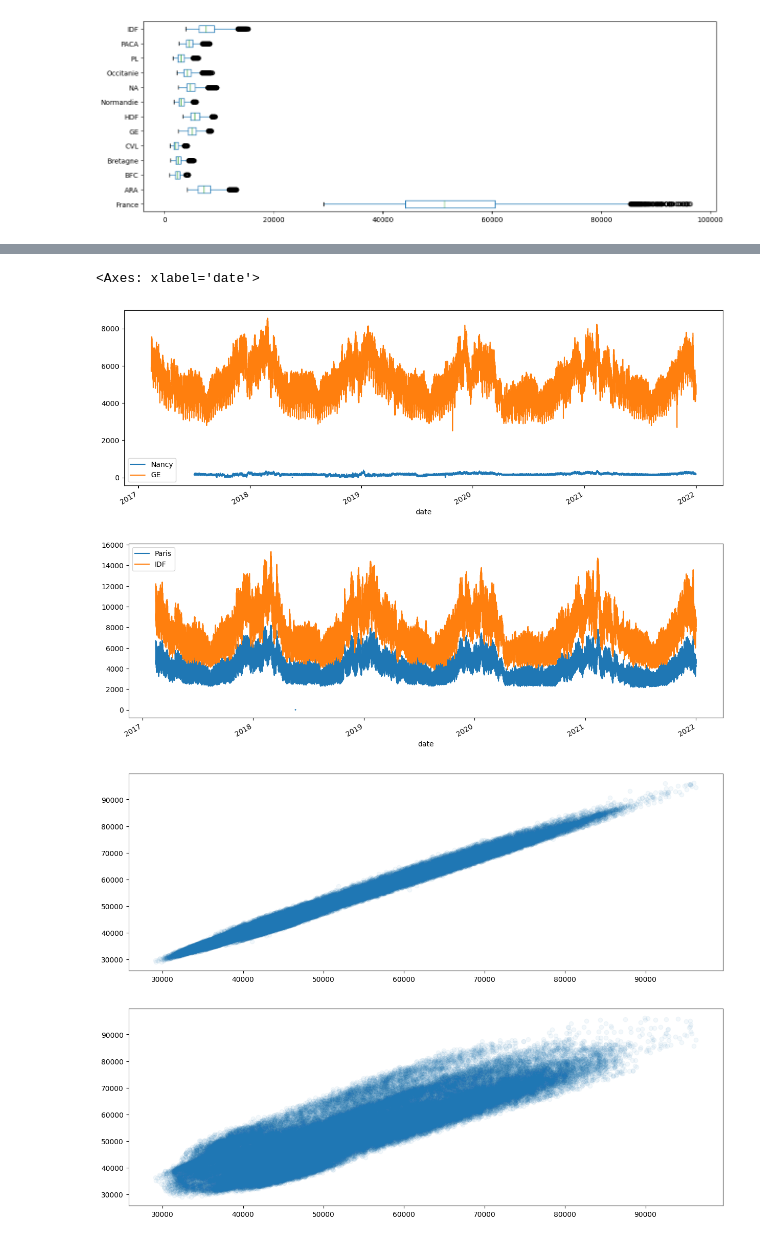
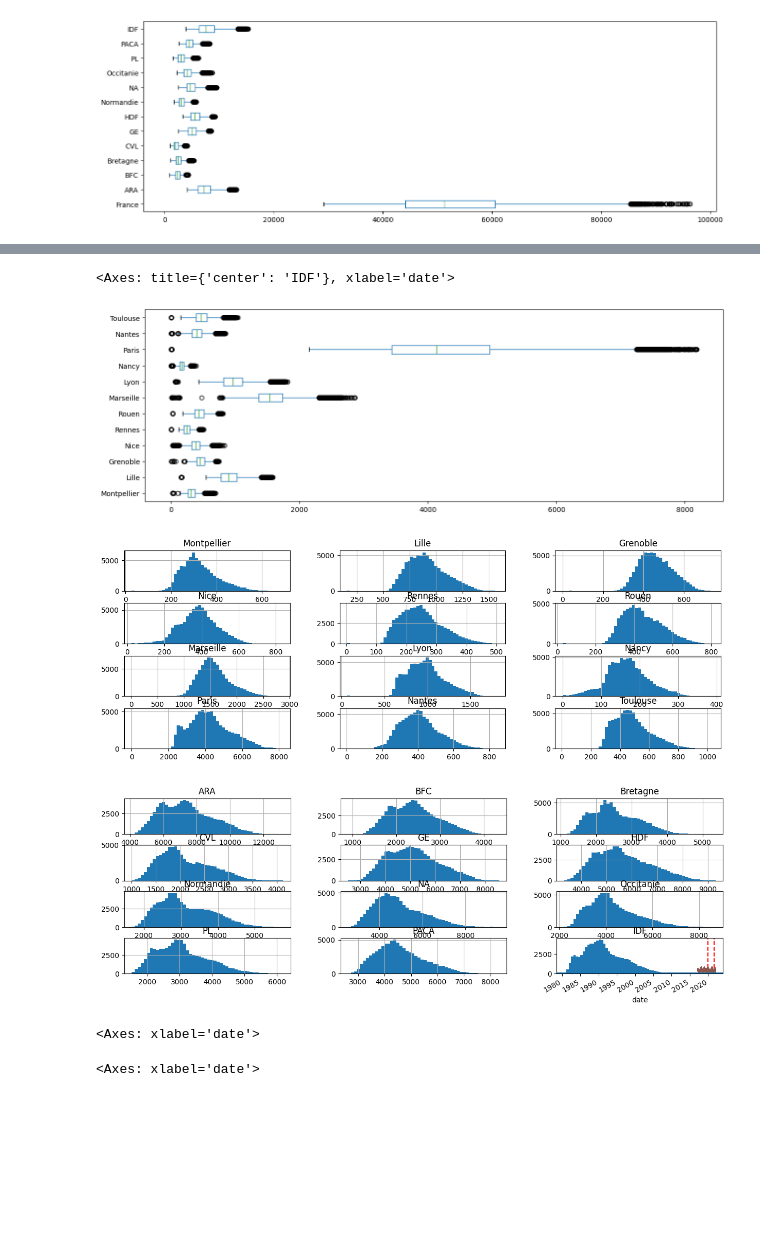
Before and after one commit to Leob000/DL_Challenge, a Jupyter notebook: explo_geo.ipynb, the cells around one changed output, grey strips where cells are left out. Cells and saved outputs as stored; diff of their text form; code cells hidden in the pictures; blank space fills up the shorter version.

```diff
--- a/explo_geo.ipynb
+++ b/explo_geo.ipynb
@@ -156,15 +143,48 @@ df[["Paris", "IDF"]].plot.scatter(x="Paris", y="IDF", alpha=0.1)
-# %%
-df[["Nancy", "GE"]].plot.line()
-df[["Paris", "IDF"]].plot.line()
-# %% [output]
-<Axes: xlabel='date'>
-[figure, removed]
-[figure, removed]
-# %%
-# Relation entre France et France_lag_1
-plt.scatter(x=df["France"].shift(1), y=df["France"], alpha=0.05)
-plt.show()
-plt.scatter(x=df["France"].shift(7), y=df["France"], alpha=0.05);
-# %% [output]
-[figure, removed]
-[figure, removed]
+# %%
+# On enlève les values de Nancy éronnées
+df['Nancy'].plot()
+plt.axvline(pd.Timestamp("2020-01-01"), color='r', linestyle='--')
+df = df.assign(Nancy=lambda x: x['Nancy'].where(x.index >= "2020-01-01", float('nan')))
+df['Nancy'].plot();
+# %%
+df['Nice'].plot()
+plt.axvline(pd.Timestamp("2021-08-01"), color='r', linestyle='--')
+df = df.assign(Nice=lambda x: x['Nice'].where(x.index <= "2021-08-01", float('nan')))
+df['Nice'].plot()
+# %% [output]
+<Axes: title={'center': 'IDF'}, xlabel='date'>
+# %%
+# Beaucoups de valeurs aberrantes pour les villes, on les cherche une par une puis les élimine
+ville_seuil = [
+    ('Montpellier', 130),
+    ('Lille', 300),
+    ('Grenoble', 245),
+    ('Nice', 180),
+    ('Rennes', 110),
+    ('Rouen', 110),
+    ('Marseille', 600),
+    ('Lyon', 500),
+    ('Paris', 500),
+    ('Nantes', 90),
+    ('Toulouse', 230),
+]
+laville = 'Nantes'
+df[laville].plot()
+df = df.pipe(lambda x: x.assign(**{ville: x[ville].where(x[ville] >= seuil, float('nan')) for ville, seuil in ville_seuil}))
+plt.axhline(90)
+plt.show()
+df[laville].plot()
+# %% [output]
+[figure, added]
+[figure, added]
+[figure, added]
+<Axes: xlabel='date'>
+# %%
+# Le boxplot ne montre plus de valeurs abérantes
+df[villes].boxplot(
+    vert=False,
+    fontsize=10,
+    grid=False
+)
+# %% [output]
+<Axes: xlabel='date'>
```
Also changed, not shown: parts of 14 cells of this notebook, 4 other files.
